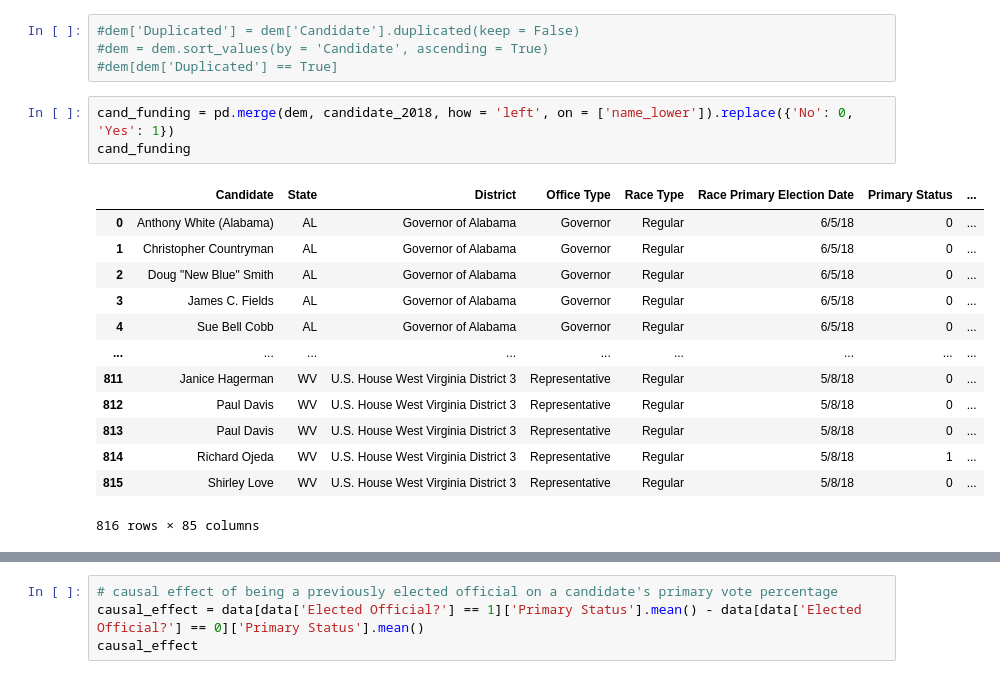
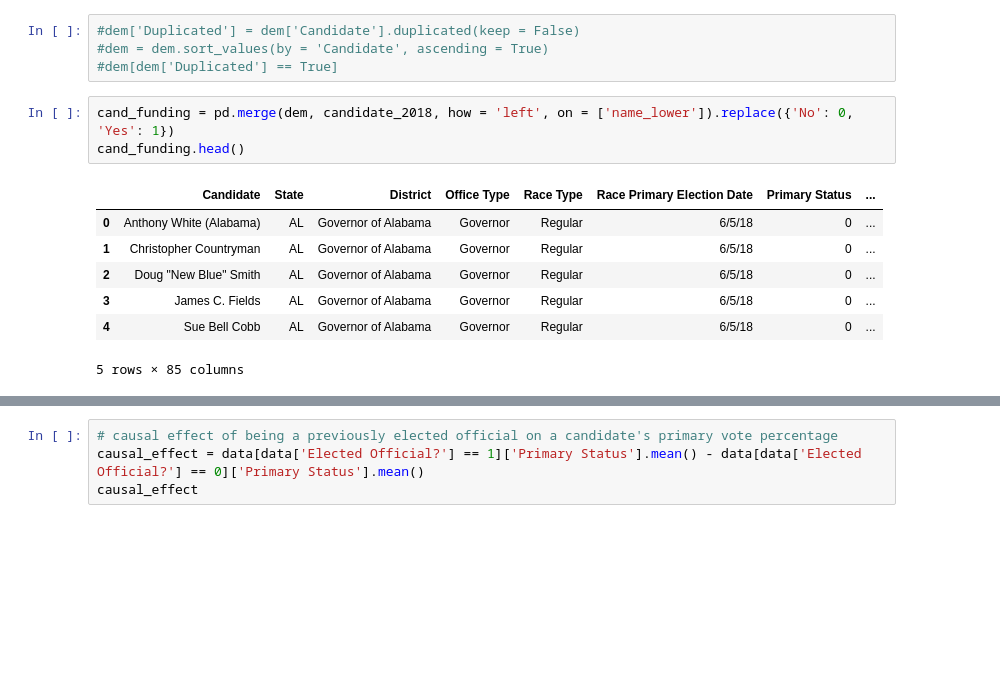
Before and after one commit to daekwon0/data102proj, a Jupyter notebook: data102_finproj_g23.ipynb, the cells around one changed output, grey strips where cells are left out. Cells and saved outputs as stored; diff of their text form; blank space fills up the shorter version.

```diff
--- a/data102_finproj_g23.ipynb
+++ b/data102_finproj_g23.ipynb
@@ -418,18 +412,12 @@ dem
 #dem[dem['Duplicated'] == True]
 # %%
 cand_funding = pd.merge(dem, candidate_2018, how = 'left', on = ['name_lower']).replace({'No': 0, 'Yes': 1})
-cand_funding
+cand_funding.head()
 # %% [output]
 |  | Candidate | State | District | Office Type | Race Type | Race Primary Election Date | Primary Status | ... |
 | 0 | Anthony White (Alabama) | AL | Governor of Alabama | Governor | Regular | 6/5/18 | 0 | ... |
 | 1 | Christopher Countryman | AL | Governor of Alabama | Governor | Regular | 6/5/18 | 0 | ... |
 | 2 | Doug "New Blue" Smith | AL | Governor of Alabama | Governor | Regular | 6/5/18 | 0 | ... |
 | 3 | James C. Fields | AL | Governor of Alabama | Governor | Regular | 6/5/18 | 0 | ... |
 | 4 | Sue Bell Cobb | AL | Governor of Alabama | Governor | Regular | 6/5/18 | 0 | ... |
-| ... | ... | ... | ... | ... | ... | ... | ... | ... |
-| 811 | Janice Hagerman | WV | U.S. House West Virginia District 3 | Representative | Regular | 5/8/18 | 0 | ... |
-| 812 | Paul Davis | WV | U.S. House West Virginia District 3 | Representative | Regular | 5/8/18 | 0 | ... |
-| 813 | Paul Davis | WV | U.S. House West Virginia District 3 | Representative | Regular | 5/8/18 | 0 | ... |
-| 814 | Richard Ojeda | WV | U.S. House West Virginia District 3 | Representative | Regular | 5/8/18 | 1 | ... |
-| 815 | Shirley Love | WV | U.S. House West Virginia District 3 | Representative | Regular | 5/8/18 | 0 | ... |
-816 rows × 85 columns
+5 rows × 85 columns
```
Also changed, not shown: parts of 7 cells of this notebook.
